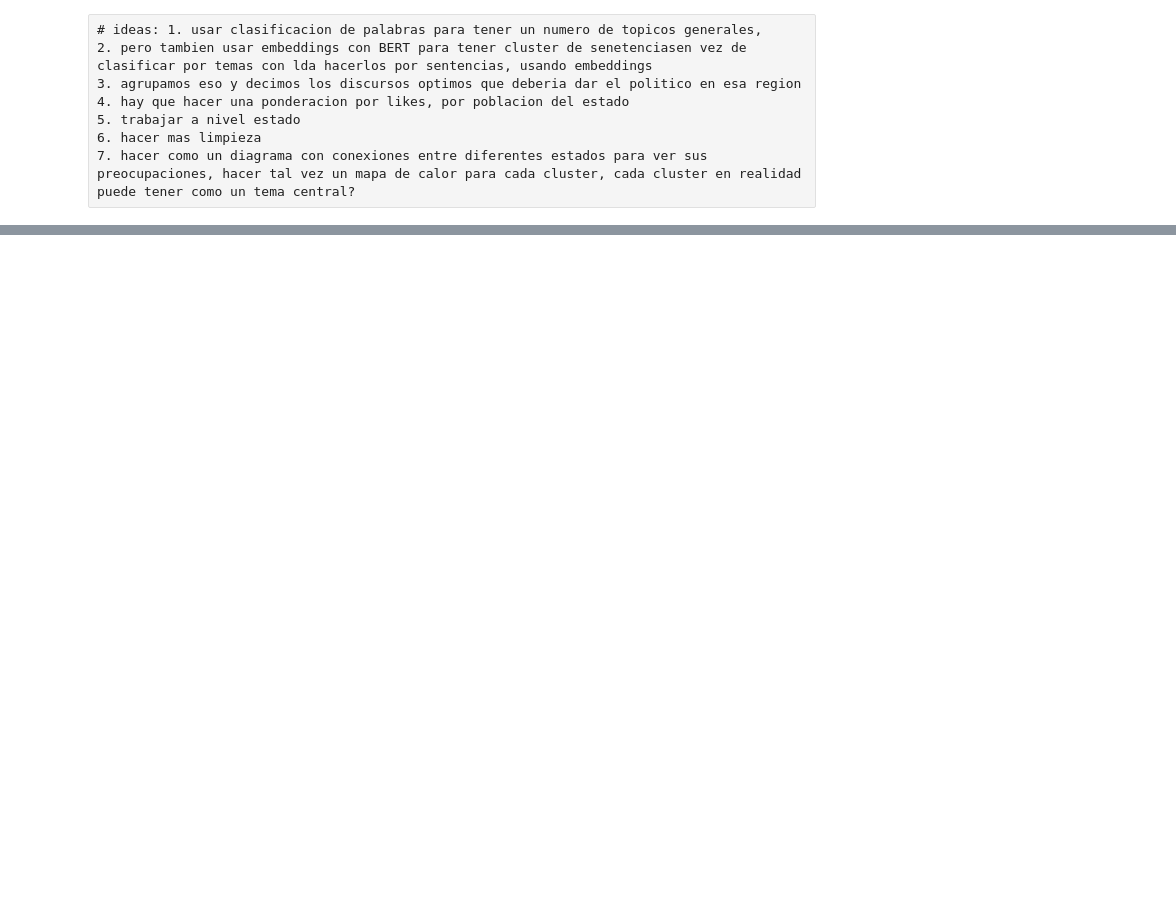
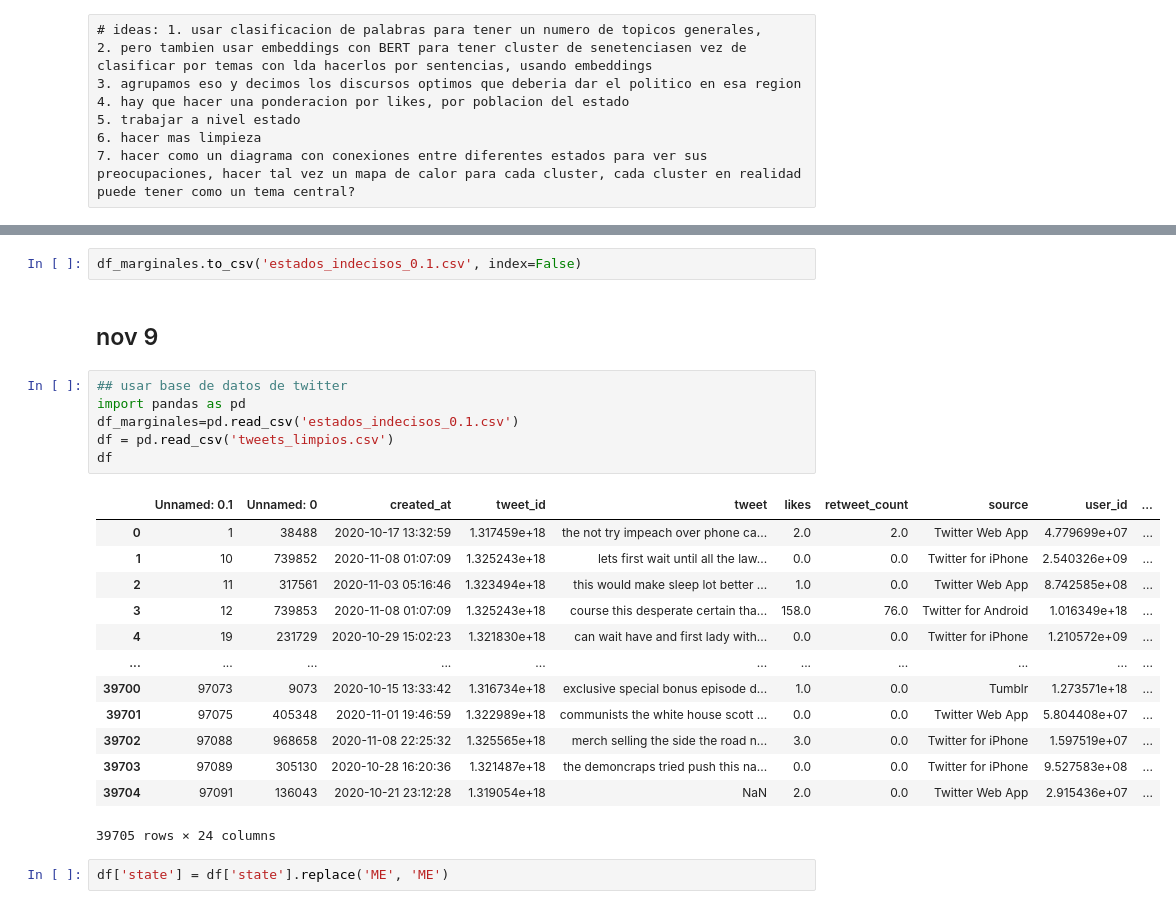
Before and after one commit to anamariapatron/Elecciones-y-twitter, a Jupyter notebook: Elections and twitter.ipynb, the cells around one changed output, grey strips where cells are left out. Saved outputs shown, nothing was run; the diff lists cells and outputs as text; blank space fills up the shorter version.

```diff
--- a/Elections and twitter.ipynb
+++ b/Elections and twitter.ipynb
@@ -259,0 +338,26 @@ Tema 6:
+# %%
+df_marginales.to_csv('estados_indecisos_0.1.csv', index=False)
+# %% [markdown]
+## nov 9
+# %%
+## usar base de datos de twitter
+import pandas as pd
+df_marginales=pd.read_csv('estados_indecisos_0.1.csv')
+df = pd.read_csv('tweets_limpios.csv')
+df
+# %% [output]
+|  | Unnamed: 0.1 | Unnamed: 0 | created_at | tweet_id | tweet | likes | retweet_count | source | user_id | ... |
+| 0 | 1 | 38488 | 2020-10-17 13:32:59 | 1.317459e+18 | the not try impeach over phone ca... | 2.0 | 2.0 | Twitter Web App | 4.779699e+07 | ... |
+| 1 | 10 | 739852 | 2020-11-08 01:07:09 | 1.325243e+18 | lets first wait until all the law... | 0.0 | 0.0 | Twitter for iPhone | 2.540326e+09 | ... |
+| 2 | 11 | 317561 | 2020-11-03 05:16:46 | 1.323494e+18 | this would make sleep lot better ... | 1.0 | 0.0 | Twitter Web App | 8.742585e+08 | ... |
+| 3 | 12 | 739853 | 2020-11-08 01:07:09 | 1.325243e+18 | course this desperate certain tha... | 158.0 | 76.0 | Twitter for Android | 1.016349e+18 | ... |
+| 4 | 19 | 231729 | 2020-10-29 15:02:23 | 1.321830e+18 | can wait have and first lady with... | 0.0 | 0.0 | Twitter for iPhone | 1.210572e+09 | ... |
+| ... | ... | ... | ... | ... | ... | ... | ... | ... | ... | ... |
+| 39700 | 97073 | 9073 | 2020-10-15 13:33:42 | 1.316734e+18 | exclusive special bonus episode d... | 1.0 | 0.0 | Tumblr | 1.273571e+18 | ... |
+| 39701 | 97075 | 405348 | 2020-11-01 19:46:59 | 1.322989e+18 | communists the white house scott ... | 0.0 | 0.0 | Twitter Web App | 5.804408e+07 | ... |
+| 39702 | 97088 | 968658 | 2020-11-08 22:25:32 | 1.325565e+18 | merch selling the side the road n... | 3.0 | 0.0 | Twitter for iPhone | 1.597519e+07 | ... |
+| 39703 | 97089 | 305130 | 2020-10-28 16:20:36 | 1.321487e+18 | the demoncraps tried push this na... | 0.0 | 0.0 | Twitter for iPhone | 9.527583e+08 | ... |
+| 39704 | 97091 | 136043 | 2020-10-21 23:12:28 | 1.319054e+18 | NaN | 2.0 | 0.0 | Twitter Web App | 2.915436e+07 | ... |
+39705 rows × 24 columns
+# %%
+df['state'] = df['state'].replace('ME', 'ME')
```
Also changed, not shown: parts of 27 cells of this notebook, 5 other files.
